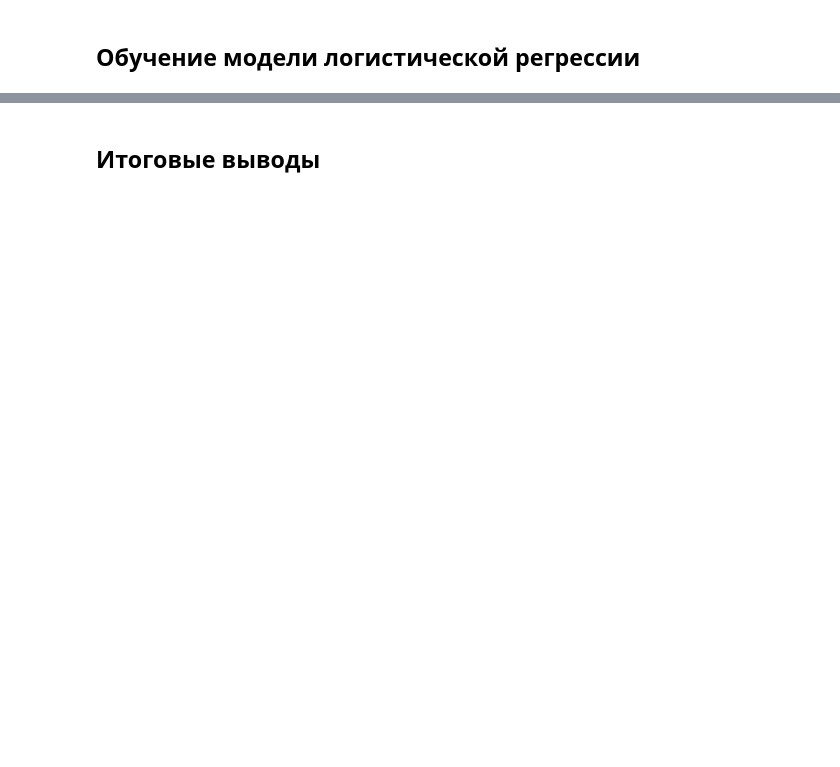
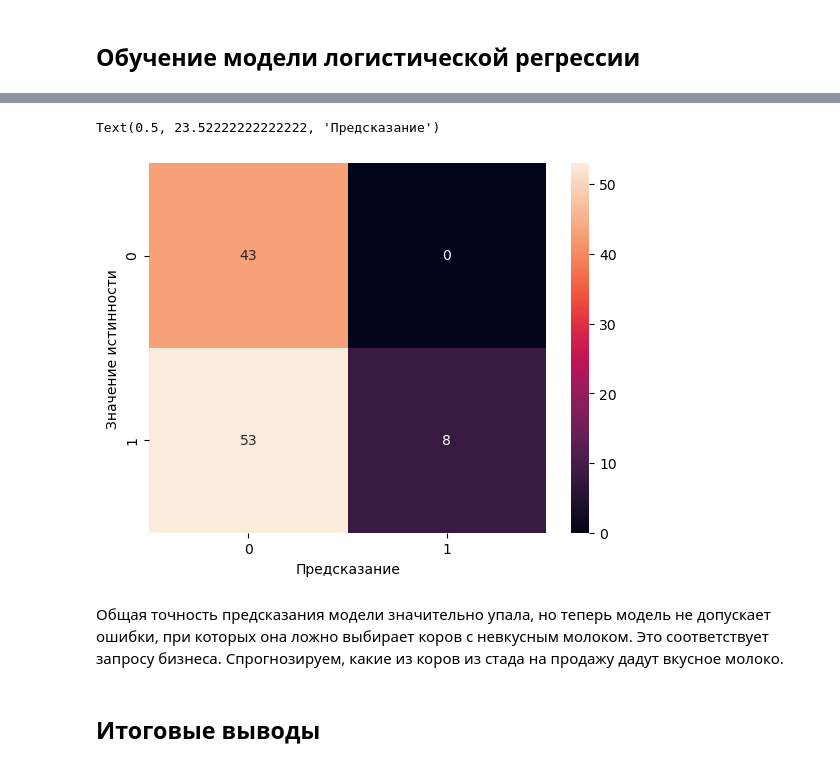
Before and after one commit to EvanderLatine/DS_Practicum, a Jupyter notebook: Ferm_Predictions/research.ipynb, the cells around one changed output, grey strips where cells are left out. Cells and saved outputs as stored; diff of their text form; code cells hidden in the pictures; blank space fills up the shorter version.

```diff
--- a/Ferm_Predictions/research.ipynb
+++ b/Ferm_Predictions/research.ipynb
@@ -1239,2 +1332,11 @@ y_pred_new
+# %%
+sns.heatmap(confusion_matrix(y_test_4, adjusted_predicts), annot=True)
+plt.ylabel("Значение истинности")
+plt.xlabel("Предсказание")
+# %% [output]
+Text(0.5, 23.52222222222222, 'Предсказание')
+[figure, added]
+# %% [markdown]
+Общая точность предсказания модели значительно упала, но теперь модель не допускает ошибки, при которых она ложно выбирает коров с невкусным молоком. Это соответствует запросу бизнеса. Спрогнозируем, какие из коров из стада на продажу дадут вкусное молоко.
 # %% [markdown]
 ## Итоговые выводы
```
Also changed, not shown: parts of 22 cells of this notebook.
